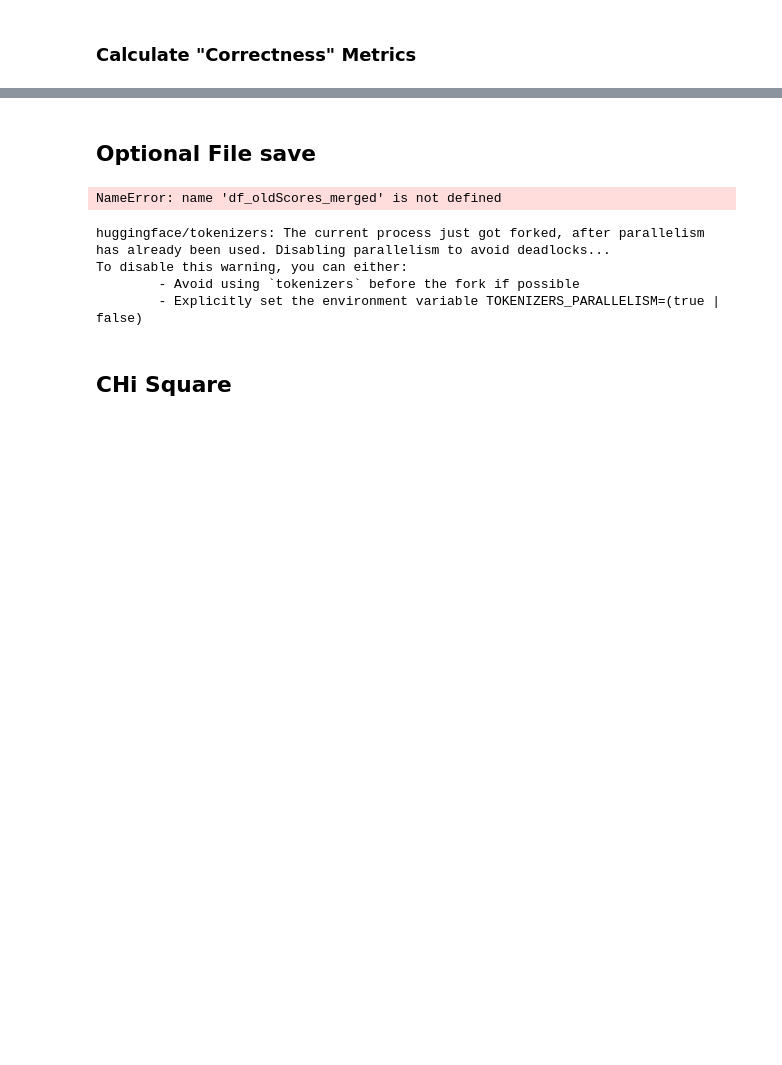
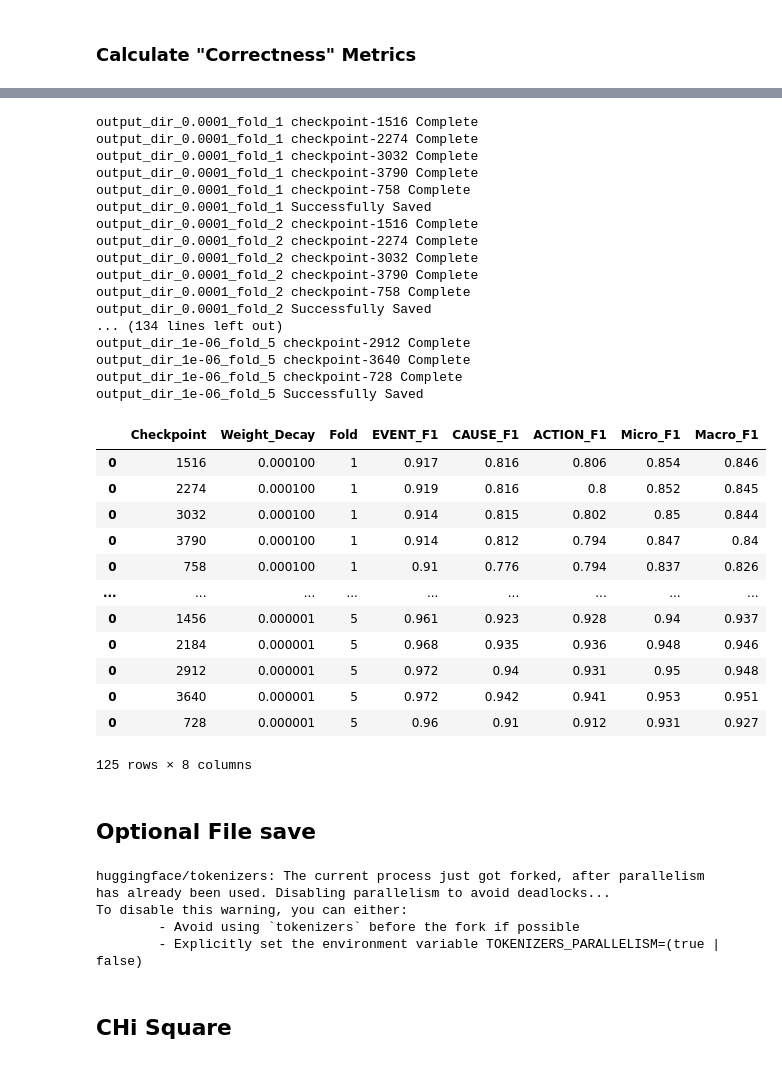
Before and after one commit to HowardZheni/eHRAF_Misfortune_NLP, a Jupyter notebook: HRAF_NLP/HRAF_MultiLabel_SubClasses_Kfolds/HRAF_Inference_multiLabel_SubClasses_Kfolds.ipynb, the cells around one changed output, grey strips where cells are left out. Saved outputs shown, nothing was run; the diff lists cells and outputs as text; code cells hidden in the pictures; blank space fills up the shorter version.

```diff
--- a/HRAF_NLP/HRAF_MultiLabel_SubClasses_Kfolds/HRAF_Inference_multiLabel_SubClasses_Kfolds.ipynb
+++ b/HRAF_NLP/HRAF_MultiLabel_SubClasses_Kfolds/HRAF_Inference_multiLabel_SubClasses_Kfolds.ipynb
@@ -69,0 +112,24 @@ Dataset({
+# %%
+from transformers import pipeline, AutoTokenizer
+
+# CHANGE Model name
+model = "Model_3_LearningRates/Learning_Rate_1e-05_fold_1"
+checkpoint_path = "checkpoint-9960"
+# set up the pipeline from local
+import os
+path =os.path.abspath(f"{model}/{checkpoint_path}")
+classifier = pipeline("text-classification", model=path, **classifier_kwargs)
+
+
+# sample inference ENTER TEXT IN HERE.
+text = '''
+“Drinking-tubes made of the leg-bones of swans (Fig. 109) are 190 also used chiefly as a measure of precaution against diseases ‘subject to shunning.’....”
+'''
+# reveal sample classification
+prediction = classifier(text, **tokenizer_kwargs)
+prediction
+
+# # Demo other models (COMMENT THIS OUT UNLESS YOU REALLY WANT TO DEMO THIS)
+# # Set up path from online hub (note, this is analogous but different model and is here because this is a demo)
+# classifier = pipeline("text-classification", top_k=None, model="Chantland/Hraf_MultiLabel", use_auth_token="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", tokenizer=AutoTokenizer.from_pretrained("distilbert-base-uncased"))
+# model = "MultiLabel_ThreeLargeClasses"
@@ -167,9 +322,42 @@ df_scoresSep
+# %%
+#This code will take a LONG time depending on how many models you have. It is reccommended to use a GPU
+path = "HRAF_Model_MultiLabel_ThreeLargeClasses_kfoldsDEMO_WeightInvestigation"
+
+df_allScores = checkpointInfer(path=path, data=Hraf, labels=labels, tokenizer_kwargs=tokenizer_kwargs,  classifier_kwargs=classifier_kwargs, folds=True, output_str="output_dir_", modelDestinctifier= "Weight_Decay")
+df_allScores
+# %% [output]
+output_dir_0.0001_fold_1 checkpoint-1516 Complete
+output_dir_0.0001_fold_1 checkpoint-2274 Complete
+output_dir_0.0001_fold_1 checkpoint-3032 Complete
+output_dir_0.0001_fold_1 checkpoint-3790 Complete
+output_dir_0.0001_fold_1 checkpoint-758 Complete
+output_dir_0.0001_fold_1 Successfully Saved
+output_dir_0.0001_fold_2 checkpoint-1516 Complete
+output_dir_0.0001_fold_2 checkpoint-2274 Complete
+output_dir_0.0001_fold_2 checkpoint-3032 Complete
+output_dir_0.0001_fold_2 checkpoint-3790 Complete
+output_dir_0.0001_fold_2 checkpoint-758 Complete
+output_dir_0.0001_fold_2 Successfully Saved
+... (134 lines left out)
+output_dir_1e-06_fold_5 checkpoint-2912 Complete
+output_dir_1e-06_fold_5 checkpoint-3640 Complete
+output_dir_1e-06_fold_5 checkpoint-728 Complete
+output_dir_1e-06_fold_5 Successfully Saved
+|  | Checkpoint | Weight_Decay | Fold | EVENT_F1 | CAUSE_F1 | ACTION_F1 | Micro_F1 | Macro_F1 |
+| 0 | 1516 | 0.000100 | 1 | 0.917 | 0.816 | 0.806 | 0.854 | 0.846 |
+| 0 | 2274 | 0.000100 | 1 | 0.919 | 0.816 | 0.8 | 0.852 | 0.845 |
+| 0 | 3032 | 0.000100 | 1 | 0.914 | 0.815 | 0.802 | 0.85 | 0.844 |
+| 0 | 3790 | 0.000100 | 1 | 0.914 | 0.812 | 0.794 | 0.847 | 0.84 |
+| 0 | 758 | 0.000100 | 1 | 0.91 | 0.776 | 0.794 | 0.837 | 0.826 |
+| ... | ... | ... | ... | ... | ... | ... | ... | ... |
+| 0 | 1456 | 0.000001 | 5 | 0.961 | 0.923 | 0.928 | 0.94 | 0.937 |
+| 0 | 2184 | 0.000001 | 5 | 0.968 | 0.935 | 0.936 | 0.948 | 0.946 |
+| 0 | 2912 | 0.000001 | 5 | 0.972 | 0.94 | 0.931 | 0.95 | 0.948 |
+| 0 | 3640 | 0.000001 | 5 | 0.972 | 0.942 | 0.941 | 0.953 | 0.951 |
+| 0 | 728 | 0.000001 | 5 | 0.96 | 0.91 | 0.912 | 0.931 | 0.927 |
+125 rows × 8 columns
 # %% [markdown]
 ## Optional File save
-# %%
-df_oldScores_merged
-# %% [output]
-NameError: name 'df_oldScores_merged' is not defined
 # %%
 # HrafOutput
 # %%
```
Also changed, not shown: parts of 25 cells of this notebook, 13 other files.
